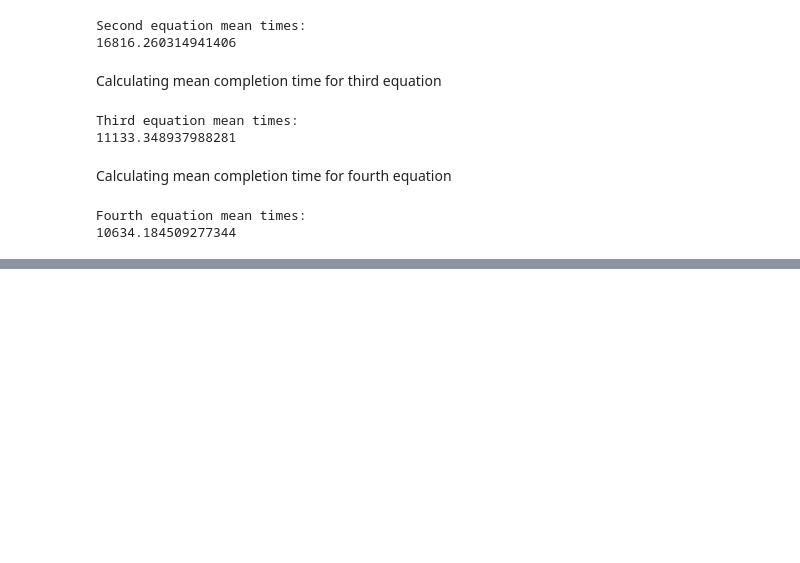
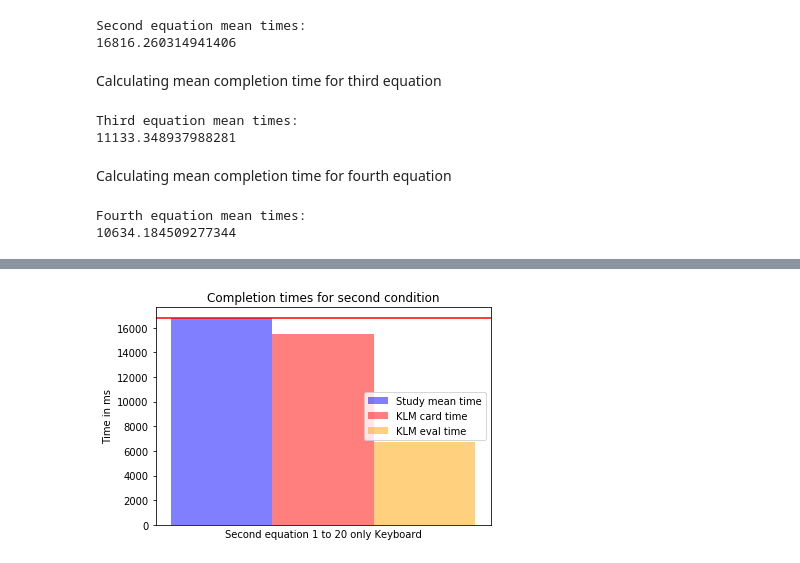
Before and after one commit to MaximilianKoegl/KLM, a Jupyter notebook: klm_report.ipynb, the cells around one changed output, grey strips where cells are left out. Saved outputs shown, nothing was run; the diff lists cells and outputs as text; code cells hidden in the pictures; blank space fills up the shorter version.

```diff
--- a/klm_report.ipynb
+++ b/klm_report.ipynb
@@ -160,0 +207,24 @@ plt.show()
+# %%
+n_groups = 1
+means_keyb = (second_condition_mean)
+means_keyb_KLM_card = (15.48*1000)
+means_keyb_KLM_eval = (6.70*1000)
+
+fig, ax = plt.subplots()
+index = np.arange(n_groups)
+bar_width = 0.15
+opacity = 0.5
+rects1 = plt.bar(index, means_keyb, bar_width, alpha= opacity, color='b', label="Study mean time")
+rects2 = plt.bar(index+bar_width, means_keyb_KLM_card, bar_width,alpha= opacity, color='red',label="KLM card time")
+rects3 = plt.bar(index+2*bar_width, means_keyb_KLM_eval, bar_width,alpha= opacity, color='orange',label="KLM eval time")
+
+plt.xlabel("Equations/Conditions")
+plt.ylabel("Time in ms")
+plt.title("Completion times for second condition")
+plt.xlabel("Second equation 1 to 20 only Keyboard")
+plt.xticks([], [])
+plt.legend()
+plt.axhline(y=second_condition_mean, color="red")
+plt.show()
+# %% [output]
+[figure, added]
```
Also changed, not shown: parts of 12 cells of this notebook.
